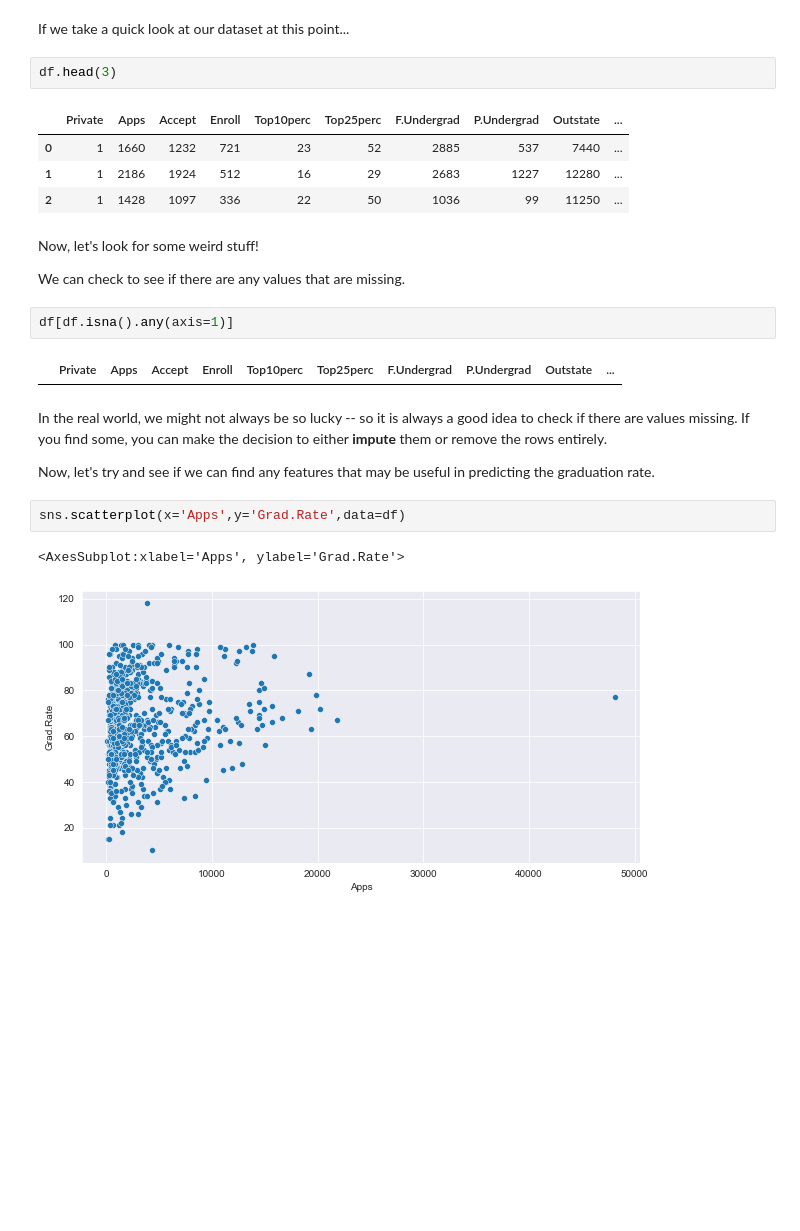
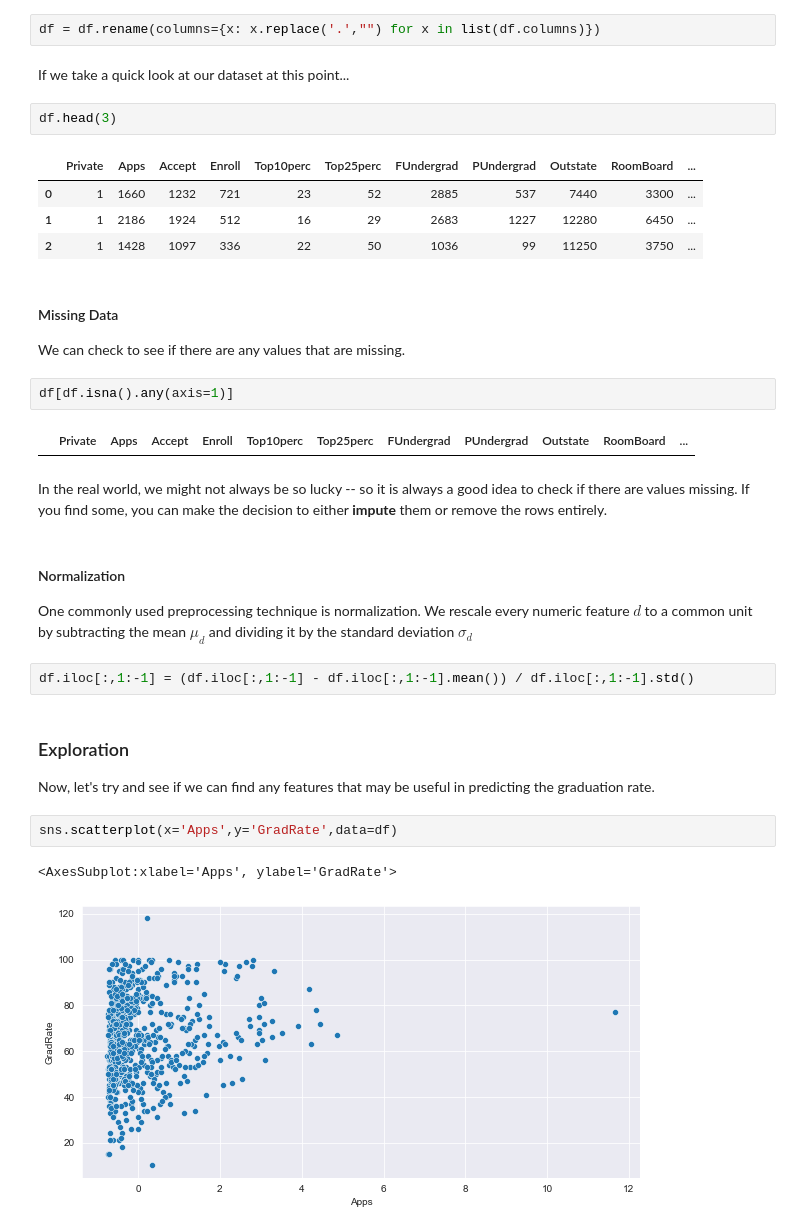
Before and after one commit to techimmersionweek22/data-science, a Jupyter notebook: ds.ipynb, the cells around one changed output. Cells and saved outputs as stored; diff of their text form; blank space fills up the shorter version.

```diff
--- a/ds.ipynb
+++ b/ds.ipynb
@@ -212,27 +215,37 @@ df['Private'] = df['Private'].replace({'Yes': 1, 'No': 0})
+# %%
+df = df.rename(columns={x: x.replace('.',"") for x in list(df.columns)})
 # %% [markdown]
 If we take a quick look at our dataset at this point...
 # %%
 df.head(3)
 # %% [output]
-|  | Private | Apps | Accept | Enroll | Top10perc | Top25perc | F.Undergrad | P.Undergrad | Outstate | ... |
-| 0 | 1 | 1660 | 1232 | 721 | 23 | 52 | 2885 | 537 | 7440 | ... |
-| 1 | 1 | 2186 | 1924 | 512 | 16 | 29 | 2683 | 1227 | 12280 | ... |
-| 2 | 1 | 1428 | 1097 | 336 | 22 | 50 | 1036 | 99 | 11250 | ... |
+|  | Private | Apps | Accept | Enroll | Top10perc | Top25perc | FUndergrad | PUndergrad | Outstate | RoomBoard | ... |
+| 0 | 1 | 1660 | 1232 | 721 | 23 | 52 | 2885 | 537 | 7440 | 3300 | ... |
+| 1 | 1 | 2186 | 1924 | 512 | 16 | 29 | 2683 | 1227 | 12280 | 6450 | ... |
+| 2 | 1 | 1428 | 1097 | 336 | 22 | 50 | 1036 | 99 | 11250 | 3750 | ... |
 # %% [markdown]
-Now, let's look for some weird stuff!
+#### Missing Data
 
 We can check to see if there are any values that are missing.
 # %%
 df[df.isna().any(axis=1)]
 # %% [output]
-|  | Private | Apps | Accept | Enroll | Top10perc | Top25perc | F.Undergrad | P.Undergrad | Outstate | ... |
+|  | Private | Apps | Accept | Enroll | Top10perc | Top25perc | FUndergrad | PUndergrad | Outstate | RoomBoard | ... |
 # %% [markdown]
 In the real world, we might not always be so lucky -- so it is always a good idea to check if there are values missing. If you find some, you can make the decision to either **impute** them or remove the rows entirely.
-
-Now, let's try and see if we can find any features that may be useful in predicting the graduation rate.
+# %% [markdown]
+#### Normalization
+
+One commonly used preprocessing technique is normalization. We rescale every numeric feature $d$ to a common unit by subtracting the mean $\mu_d$ and dividing it by the standard deviation $\sigma_d$
+# %%
+df.iloc[:,1:-1] = (df.iloc[:,1:-1] - df.iloc[:,1:-1].mean()) / df.iloc[:,1:-1].std()
+# %% [markdown]
+### Exploration
+
+Now, let's try and see if we can find any features that may be useful in predicting the graduation rate.
 # %%
-sns.scatterplot(x='Apps',y='Grad.Rate',data=df)
+sns.scatterplot(x='Apps',y='GradRate',data=df)
 # %% [output]
-<AxesSubplot:xlabel='Apps', ylabel='Grad.Rate'>
+<AxesSubplot:xlabel='Apps', ylabel='GradRate'>
-[figure, old version]
+[figure, new version]
 # %% [markdown]
```
Also changed, not shown: parts of 40 cells of this notebook.
